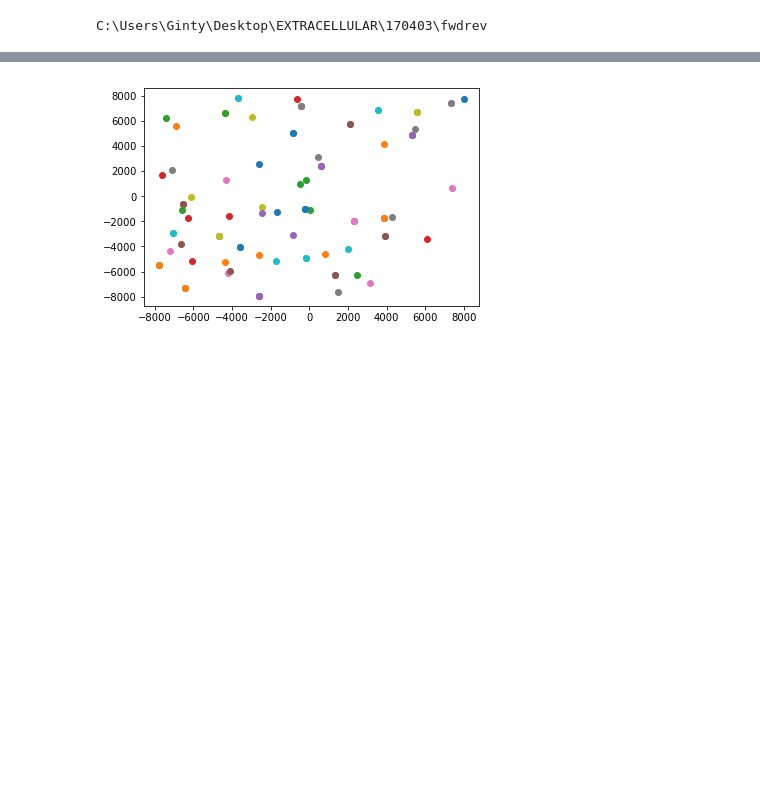
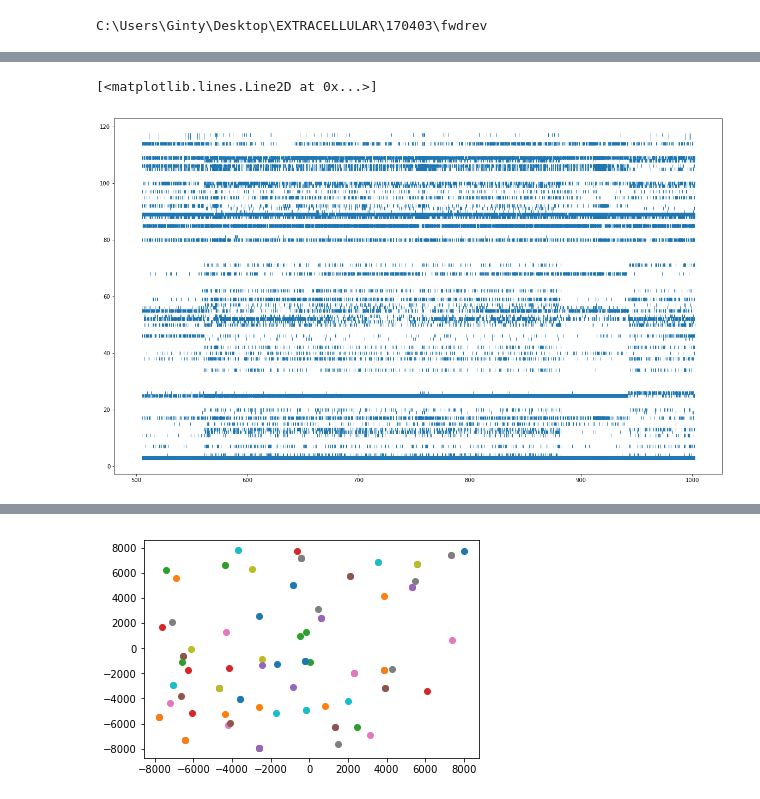
Before and after one commit to peltonen/kwik-tools, a Jupyter notebook: KwikFileRasters.ipynb, the cells around one changed output, grey strips where cells are left out. Saved outputs shown, nothing was run; the diff lists cells and outputs as text; code cells hidden in the pictures; blank space fills up the shorter version.

```diff
--- a/KwikFileRasters.ipynb
+++ b/KwikFileRasters.ipynb
@@ -26,2 +45,4 @@ plt.plot(np.linspace(0, len(time_samples[lsample:rsample])/(20000.0 / 60.0), num
+# %%
+model = KwikModel(kwikfile[0])
 # %%
 stim = scipy.io.loadmat('stim.mat')
@@ -47,0 +71,10 @@ stim
+# %%
+plt.figure(figsize=(20, 12))
+plt.plot(model.spike_times[160000:460000], model.spike_clusters[160000:460000],'|')
+#for s in stim['stimStart'][0:60]:
+#    plt.fill([s,s+ .001,s+ .001,s], [0,0,70,70], 'b', alpha=0.2, edgecolor='r')
+#plt.ylim([0,30])
+#plt.savefig('big_raster.eps')
+# %% [output]
+[<matplotlib.lines.Line2D at 0x...>]
+[figure, added]
```
Also changed, not shown: parts of 36 cells of this notebook, 4 other files.
